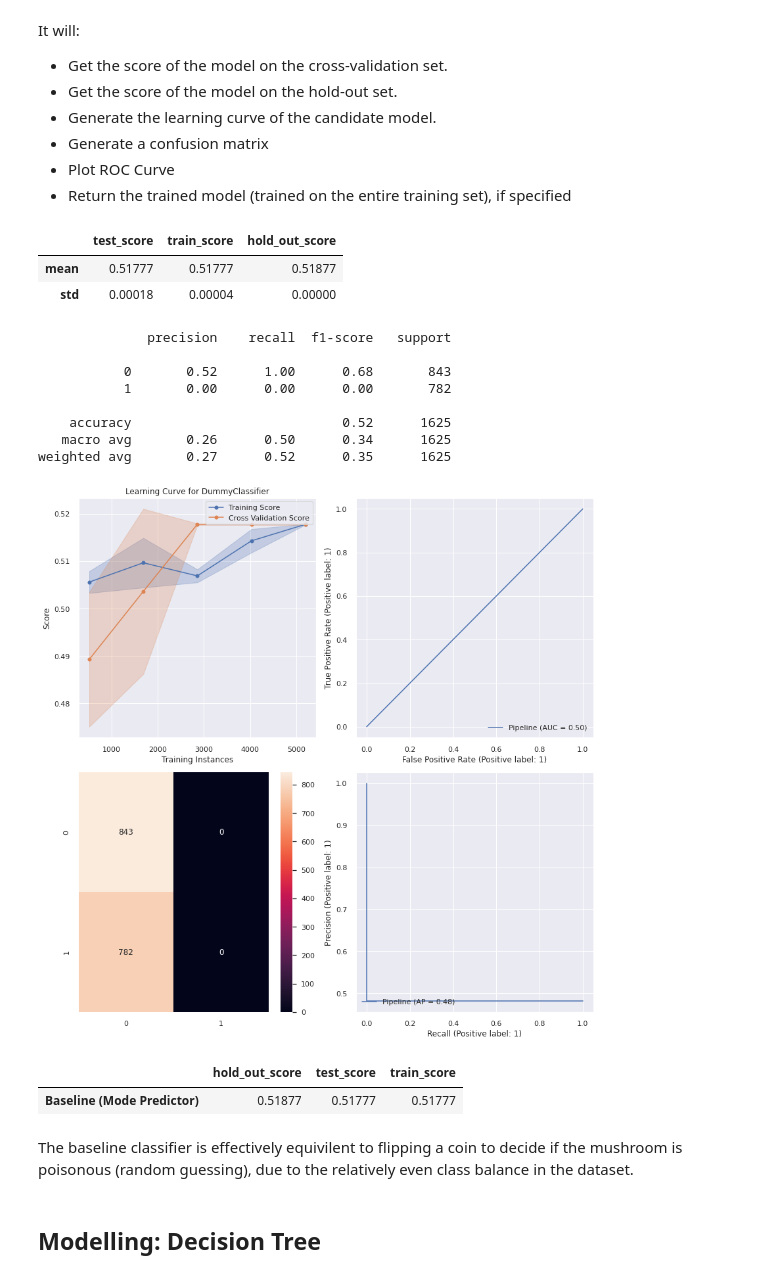
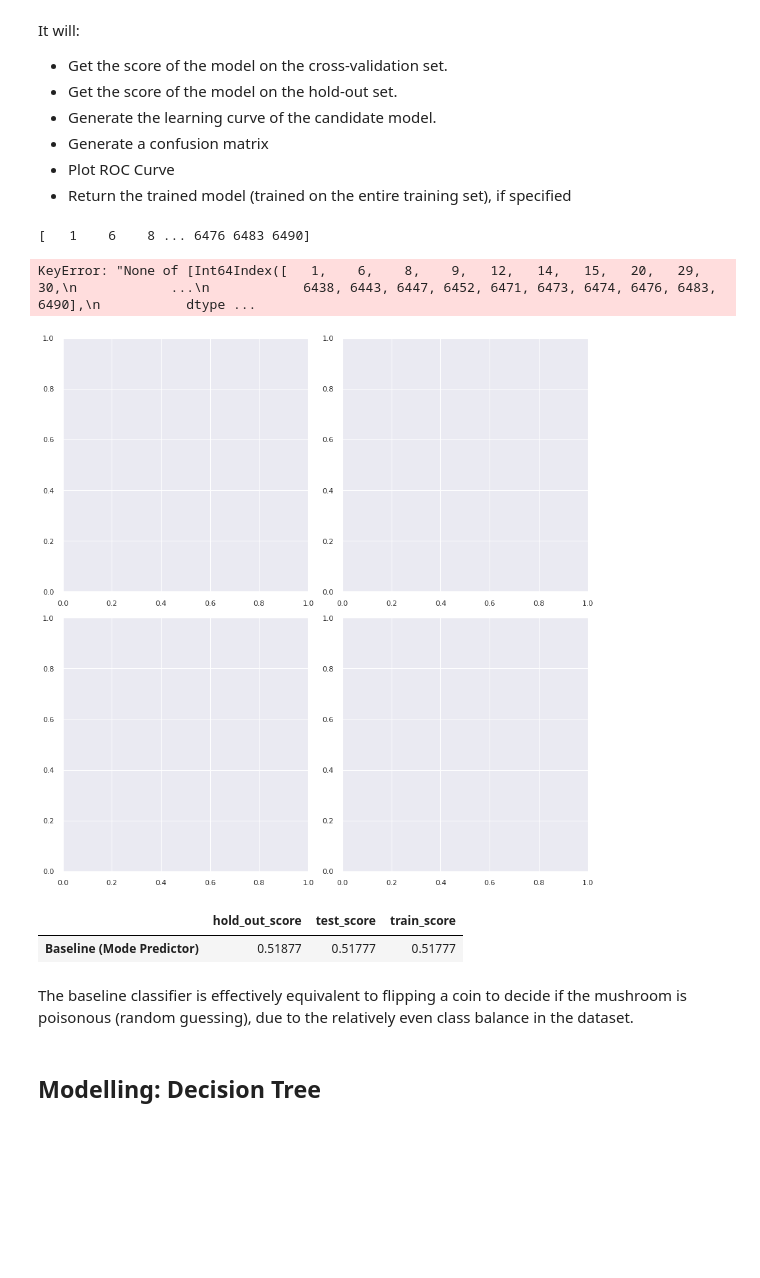
Before and after one commit to Tien-Cheng/AI-and-Machine-Learning--ST1511-, a Jupyter notebook: Assignment 1/classification/mushroom_v1.ipynb, the cells around one changed output. Cells and saved outputs as stored; diff of their text form; code cells hidden in the pictures; blank space fills up the shorter version.

```diff
--- a/Assignment 1/classification/mushroom_v1.ipynb
+++ b/Assignment 1/classification/mushroom_v1.ipynb
@@ -399,23 +409,29 @@ It will:
 - Plot ROC Curve
 - Return the trained model (trained on the entire training set), if specified
 # %%
-def evalCandidateModel(model, X_train, X_test, y_train, y_test, scoring = 'accuracy', cv = 5):
+def evalCandidateModel(model, X_train, y_train, scoring = 'f1', cv = RepeatedKFold(random_state = 0)):
     fig, ax = plt.subplots(2, 2, figsize=(12, 12), tight_layout=True)
     scores = cross_validate(model, X_train, y_train, scoring=scoring, return_estimator=True, return_train_score=True, cv=cv)
+    best_scores = np.argmax(scores["test_score"])
     best_estimator = scores["estimator"][np.argmax(scores["test_score"])]
     del scores["estimator"]
     scores = pd.DataFrame(scores)
+    test_idx = [(_, test_idx) for _, test_idx in  cv.split(X_train)][best_scores][1]
+    print(test_idx)
+    X_test, y_test = X_train[test_idx], y_train[test_idx]
       # If a hold out set is provided
-    if X_test is not None and y_test is not None:
-        scorer = get_scorer(scoring) # Then also score it, based off the scoring scheme provided
-        scores["hold_out_score"] = scorer(best_estimator, X_test, y_test)
-        y_pred = best_estimator.predict(X_test)
-        report = classification_report(y_test, y_pred)
-        matrix = confusion_matrix(y_test, y_pred)
-        plot_roc_curve(best_estimator, X_test, y_test, ax=ax[0, 1])
-        plot_precision_recall_curve(best_estimator, X_test, y_test, ax=ax[1, 1])
-        sns.heatmap(matrix, ax=ax[1, 0], annot=True, fmt="d")
+#     if X_test is not None and y_test is not None:
+#         scorer = get_scorer(scoring) # Then also score it, based off the scoring scheme provided
+#         scores["hold_out_score"] = scorer(best_estimator, X_test, y_test)
+    y_pred = best_estimator.predict(X_test)
+    report = classification_report(y_test, y_pred)
+    matrix = confusion_matrix(y_test, y_pred)
+    plot_roc_curve(best_estimator, X_test, y_test, ax=ax[0, 1])
+    plot_precision_recall_curve(best_estimator, X_test, y_test, ax=ax[1, 1])
 
+    sns.heatmap(matrix, ax=ax[1, 0], annot=True, fmt="d")
+    ax[1, 0].set_xlabel("Predicted Value")
+    ax[1, 0].set_ylabel("Actual Value")
     lr = learning_curve(model, X_train, y_train, scoring = scoring, n_jobs=-1, random_state = 42, cv =cv, show = False, ax=ax[0, 0])
 #     for axes in ax.flat:
 #         axes.ticklabel_format(useOffset=False)
@@ -429,30 +445,21 @@ def evalHistory(new_score, model_name, history = None):
     history = history.append(new_score)
     return history
 # %%
-scores, report, fig, baseline = evalCandidateModel(clf, X_train, X_test, y_train, y_test)
+scores, report, fig, baseline = evalCandidateModel(clf, X_train, y_train)
 history = evalHistory(scores, "Baseline (Mode Predictor)")
 display(scores)
 print(report)
 # %% [output]
-|  | test_score | train_score | hold_out_score |
-| mean | 0.51777 | 0.51777 | 0.51877 |
-| std | 0.00018 | 0.00004 | 0.00000 |
-              precision    recall  f1-score   support
-
-           0       0.52      1.00      0.68       843
-           1       0.00      0.00      0.00       782
-
-    accuracy                           0.52      1625
-   macro avg       0.26      0.50      0.34      1625
-weighted avg       0.27      0.52      0.35      1625
+[   1    6    8 ... 6476 6483 6490]
+KeyError: "None of [Int64Index([   1,    6,    8,    9,   12,   14,   15,   20,   29,   30,\n            ...\n            6438, 6443, 6447, 6452, 6471, 6473, 6474, 6476, 6483, 6490],\n           dtype ...
-[figure, old version]
+[figure, new version]
 # %%
 history
 # %% [output]
 |  | hold_out_score | test_score | train_score |
 | Baseline (Mode Predictor) | 0.51877 | 0.51777 | 0.51777 |
 # %% [markdown]
-The baseline classifier is effectively equivilent to flipping a coin to decide if the mushroom is poisonous (random guessing), due to the relatively even class balance in the dataset.
+The baseline classifier is effectively equivalent to flipping a coin to decide if the mushroom is poisonous (random guessing), due to the relatively even class balance in the dataset.
 # %% [markdown]
 ## Modelling: Decision Tree
 # %%
```
Also changed, not shown: parts of 31 cells of this notebook.
